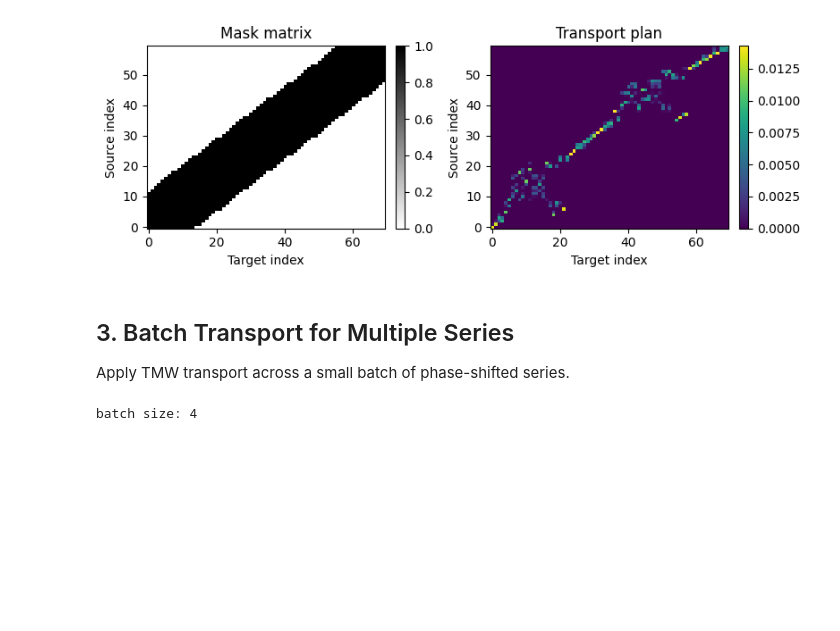
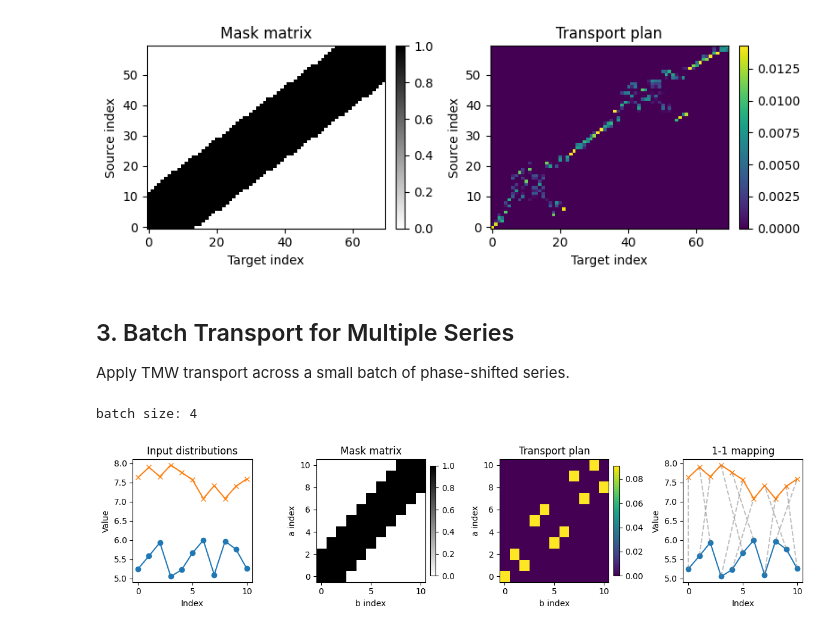
Before and after one commit to Sylviss/TMW, a Jupyter notebook: examples/tmw_time_series_transport.ipynb, the cells around one changed output. Cells and saved outputs as stored; diff of their text form; code cells hidden in the pictures; blank space fills up the shorter version.

```diff
--- a/examples/tmw_time_series_transport.ipynb
+++ b/examples/tmw_time_series_transport.ipynb
@@ -141,3 +141,46 @@ for phase in phase_shifts:
 print("batch size:", len(batch_transported))
 # %% [output]
 batch size: 4
+# %%
+config["algorithm"] = "linear_programming"
+
+a = np.random.rand(11) + 5
+b = np.random.rand(11) + 7
+
+t = tmw.tmw(np.ones(len(a)) / len(a), np.ones(len(b)) / len(b), a.reshape(-1, 1), b.reshape(-1, 1), **config)
+
+m = tmw.mask_matrix(a.reshape(-1, 1), b.reshape(-1, 1), config["mask_type"], config["eps_threshold"], config["rescale"])
+
+fig, axes = plt.subplots(1, 4, figsize=(12, 3))
+
+# Plot a and b in the first plot, t in the second, and the mask in the third. In the fourth plot, plot a and b again, but with a line to show the 1-1 correspondence as indicated by the mask.
+
+axes[0].plot(a, label="a", marker="o")
+axes[0].plot(b, label="b", marker="x")
+axes[0].set_title("Input distributions")
+axes[0].set_xlabel("Index")
+axes[0].set_ylabel("Value")
+im_t = axes[2].imshow(t, aspect="auto", origin="lower", cmap="viridis")
+axes[2].set_title("Transport plan")
+axes[2].set_xlabel("b index")
+axes[2].set_ylabel("a index")
+fig.colorbar(im_t, ax=axes[2], fraction=0.046, pad=0.04)
+im_m = axes[1].imshow(m, aspect="auto", origin="lower", cmap="gray_r")
+axes[1].set_title("Mask matrix")
+axes[1].set_xlabel("b index")
+axes[1].set_ylabel("a index")
+fig.colorbar(im_m, ax=axes[1], fraction=0.046, pad=0.04)
+
+axes[3].plot(a, label="a", marker="o")
+axes[3].plot(b, label="b", marker="x")
+for i in range(len(a)):
+    for j in range(len(b)):
+        if t[i, j] > 0.05:
+            axes[3].plot([i, j], [a[i], b[j]], color="gray", linestyle="--", alpha=0.5)
+axes[3].set_title("1-1 mapping")
+axes[3].set_xlabel("Index")
+axes[3].set_ylabel("Value")
+plt.tight_layout()
+plt.show()
+# %% [output]
+[figure, added]
```
Also changed, not shown: 2 other files.
